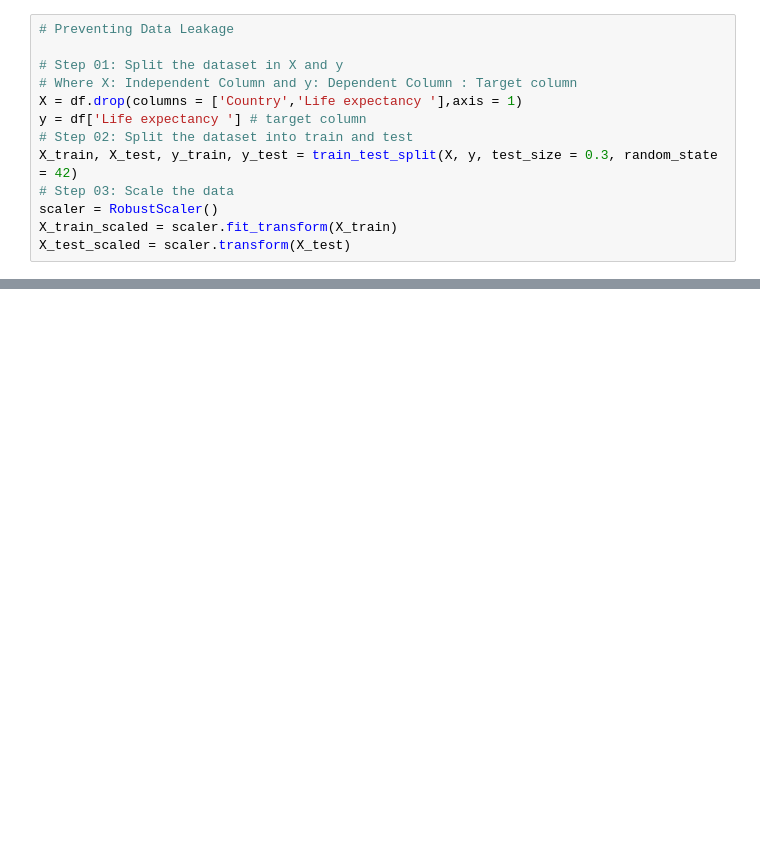
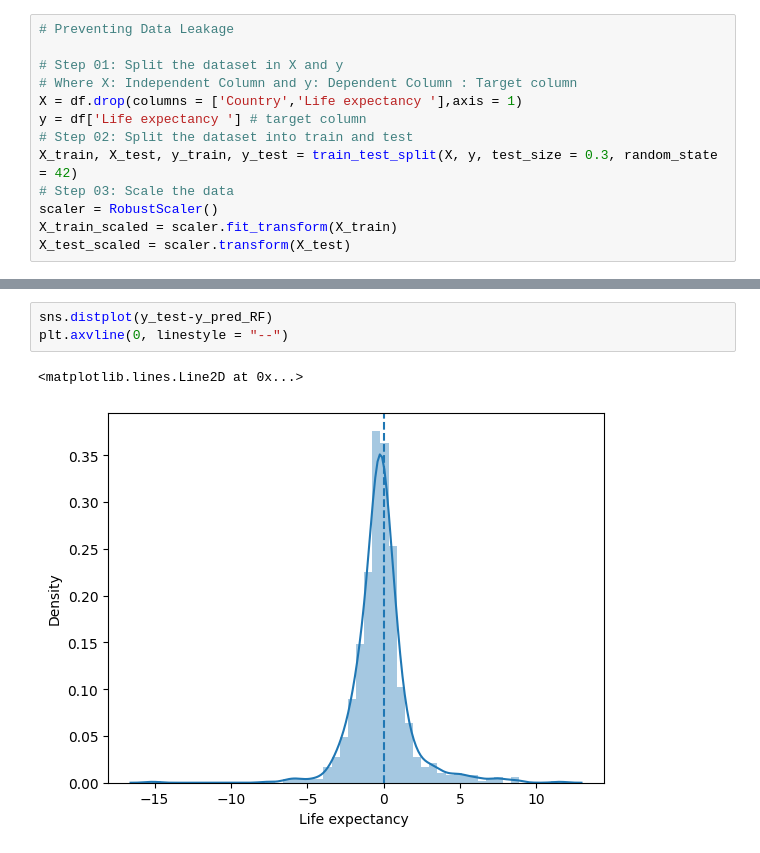
Before and after one commit to anirudhakolay/Life_Expectancy_Analysis, a Jupyter notebook: Life_Expectancy_Data.ipynb, the cells around one changed output, grey strips where cells are left out. Drawn from its saved outputs; the diff is of its cells as text; blank space fills up the shorter version.

```diff
--- a/Life_Expectancy_Data.ipynb
+++ b/Life_Expectancy_Data.ipynb
@@ -239,0 +244,6 @@ RF.score(X_train,y_train)
+# %%
+sns.distplot(y_test-y_pred_RF)
+plt.axvline(0, linestyle = "--")
+# %% [output]
+<matplotlib.lines.Line2D at 0x...>
+[figure, added]
```
Also changed, not shown: parts of 7 cells of this notebook, 4 other files.
